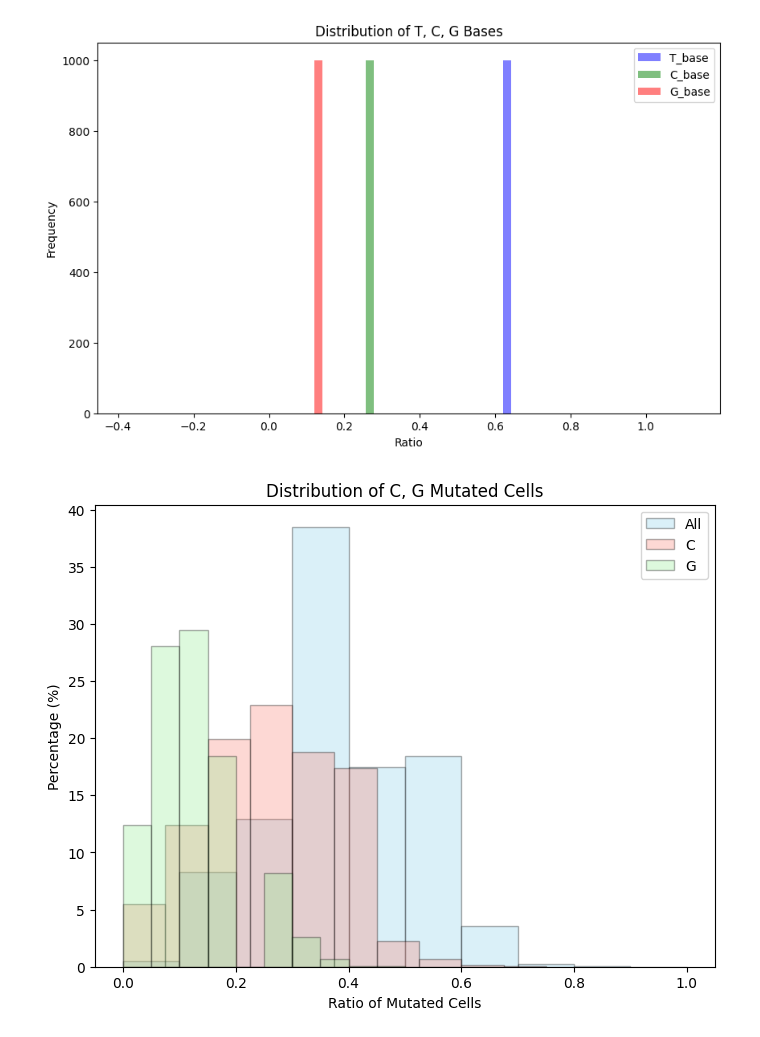
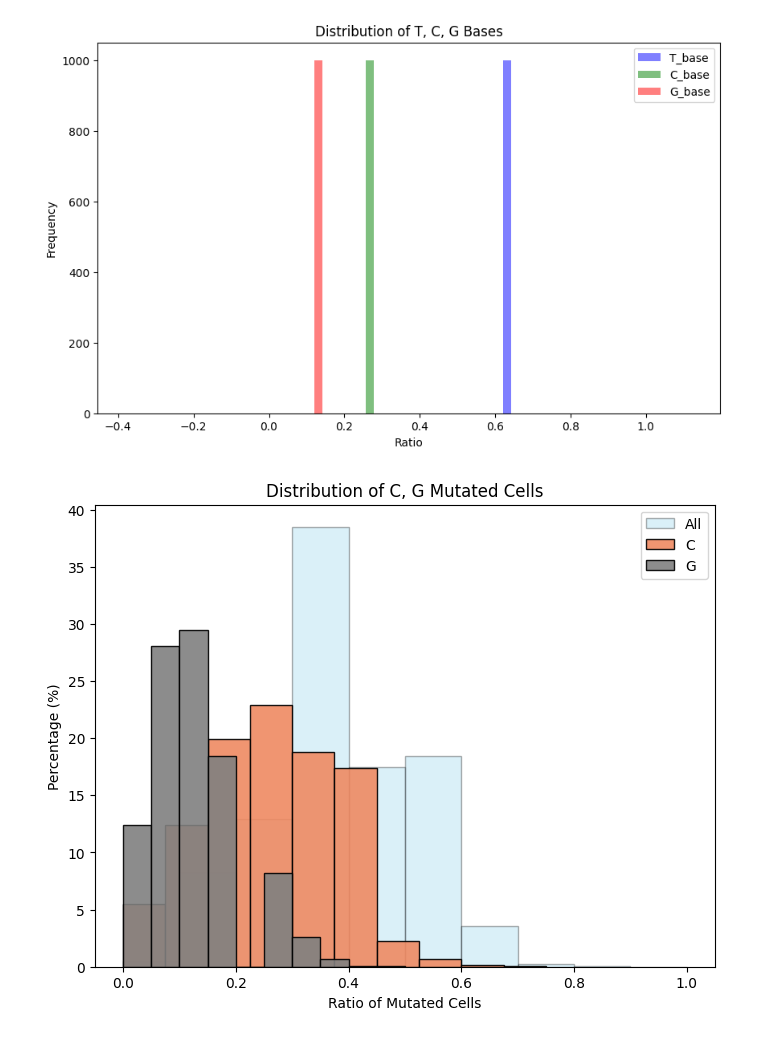
Before and after one commit to QunATCG/scMutrace, a Jupyter notebook: scMutrace_perfermance.ipynb, the cells around one changed output. Saved outputs shown, nothing was run; the diff lists cells and outputs as text; code cells hidden in the pictures.

```diff
--- a/scMutrace_perfermance.ipynb
+++ b/scMutrace_perfermance.ipynb
@@ -94,8 +94,8 @@ weights_G = np.ones_like(mutRateList_G) * 100. / len(mutRateList_G)
 
 
 plt.hist(mutRateList, bins=10, color='skyblue', edgecolor='black', alpha=0.3, label='All', weights=weights)
-plt.hist(mutRateList_C, bins=10, color='salmon', edgecolor='black', alpha=0.3, label='C', weights=weights_C)
-plt.hist(mutRateList_G, bins=10, color='lightgreen', edgecolor='black', alpha=0.3, label='G', weights=weights_G)
+plt.hist(mutRateList_C, bins=10, color='#EF8A62', edgecolor='black', alpha = 0.9,label='C', weights=weights_C)
+plt.hist(mutRateList_G, bins=10, color='#808080', edgecolor='black', alpha = 0.9, label='G', weights=weights_G)
 
 
 plt.xlabel('Ratio of Mutated Cells')
@@ -103,33 +103,33 @@ plt.ylabel('Percentage (%)')
 plt.title('Distribution of C, G Mutated Cells')
 plt.legend()
 
 plt.show()
 
 # Save the plots to a PDF
 with PdfPages('/Users/liqun/Desktop/scMutraceReproducibility/Figure1/scMutrace_perfermance_mutNoise_distribution.pdf') as pdf:
     # First plot
     #plt.figure(figsize=(10, 6))
     #plt.hist(T_base, bins=50, alpha=0.5, label='T_base', color='blue')
     #plt.hist(C_base, bins=50, alpha=0.5, label='C_base', color='green')
     #plt.hist(G_base, bins=50, alpha=0.5, label='G_base', color='red')
     #plt.xlabel('Ratio')
     #plt.ylabel('Frequency')
     #plt.title('Distribution of T, C, G Bases')
     #plt.legend()
     #pdf.savefig()
     #plt.close()
 
     # Second plot
     plt.figure(figsize=(8, 6))
     #plt.hist(mutRateList, bins=10, color='skyblue', edgecolor='black', alpha=0.3, label='All', weights=weights)
-    plt.hist(mutRateList_C, bins=10, color='#b2182b', edgecolor='black', alpha=0.3, label='C', weights=weights_C)
-    plt.hist(mutRateList_G, bins=10, color='#2166ac', edgecolor='black', alpha=0.3, label='G', weights=weights_G)
+    plt.hist(mutRateList_C, bins=10, color='#EF8A62', edgecolor='black', alpha = 0.9,label='C', weights=weights_C)
+    plt.hist(mutRateList_G, bins=10, color='#808080', edgecolor='black', alpha = 0.9, label='G', weights=weights_G)
     plt.xlabel('Ratio of Mutated Cells')
     plt.ylabel('Percentage (%)')
     plt.title('Distribution of C, G Mutated Cells')
     plt.legend()
     pdf.savefig()
     plt.close()
 # %% [output]
 [figure]
-[figure, old version]
+[figure, new version]
```
